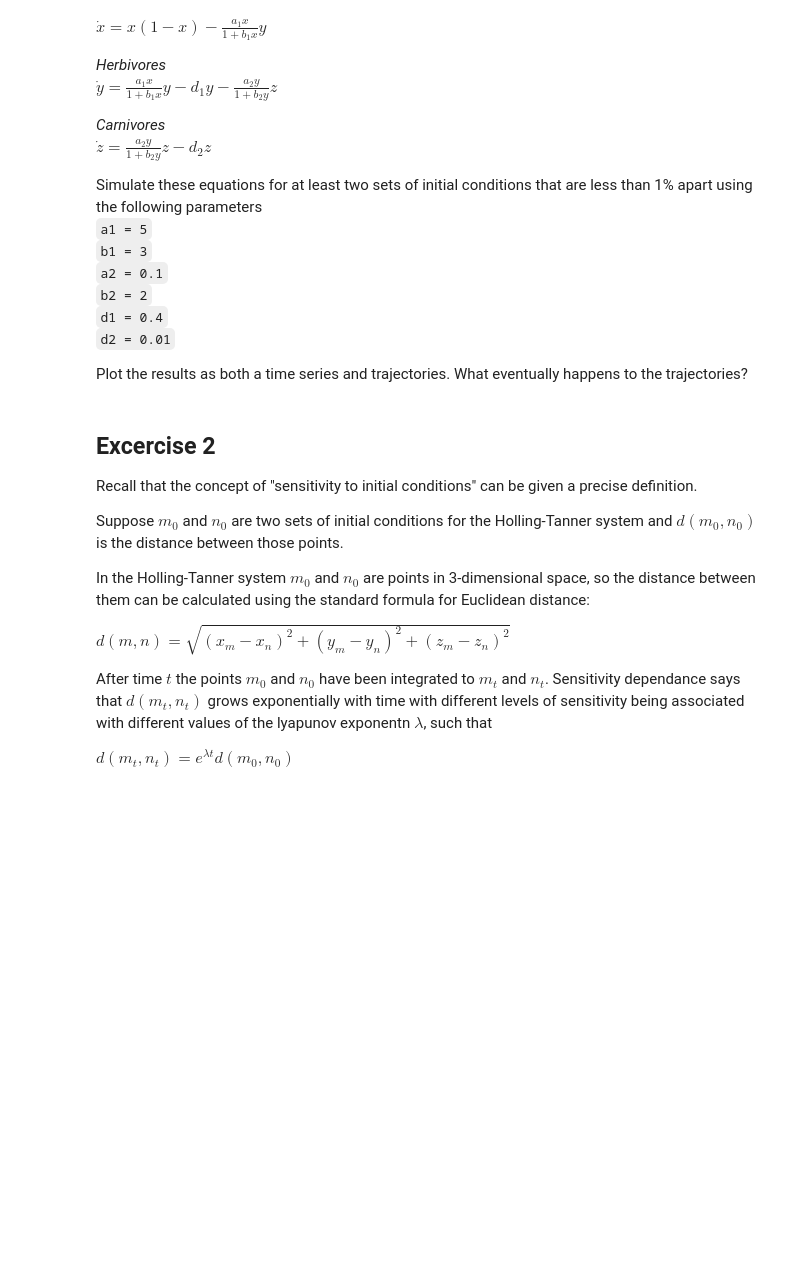
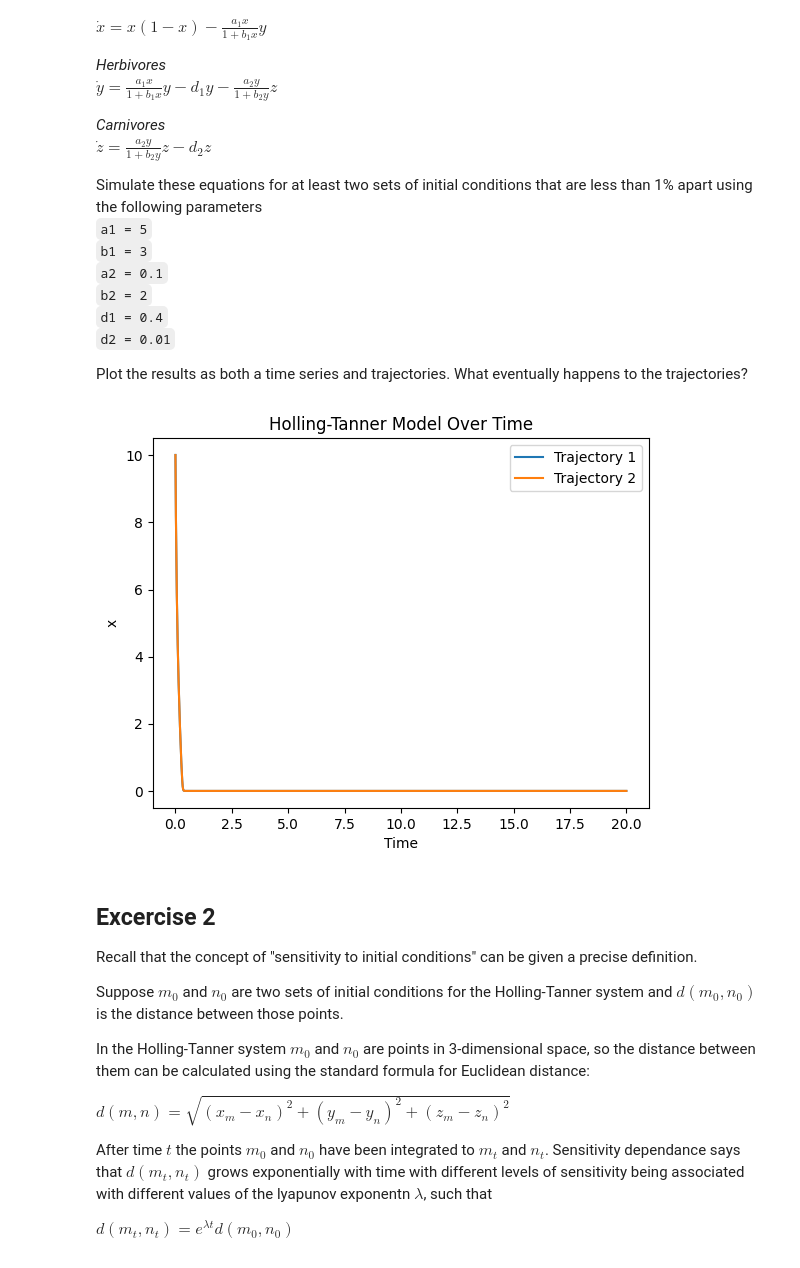
Before and after one commit to mkayeterry/MCDB172, a Jupyter notebook: ipynb/hw/HW9 - Chaotic Systems.ipynb, the cells around one changed output. Saved outputs shown, nothing was run; the diff lists cells and outputs as text; code cells hidden in the pictures; blank space fills up the shorter version.

```diff
--- a/ipynb/hw/HW9 - Chaotic Systems.ipynb
+++ b/ipynb/hw/HW9 - Chaotic Systems.ipynb
@@ -24,6 +24,44 @@ Simulate these equations for at least two sets of initial conditions that are le
 `d2 = 0.01`
 
 Plot the results as both a time series and trajectories. What eventually happens to the trajectories?
+# %%
+import numpy as np
+import matplotlib.pyplot as plt
+from scipy.integrate import odeint
+
+# Define Holling-Tanner system
+def HT(state, t0, a1 = 5, a2 = 0.1, b1 = 3, b2 = 2, d1 = 0.4, d2 = 0.01):
+
+    # unpack state variables
+    x = state[0]
+    y = state[1]
+    z = state[2]
+
+    # H-T equations
+    dxdt = x * (1 - x) - ((a1 * x)/(1 + (b1 * x))) * y
+    dydt = (((a1 * x)/(1 + (b1 * x))) * y) - (d1 * y) - ((a2 * y)/(1 + (b2 * y))) * z
+    dzdt = (((a2 * y)/(1 + (b2 * y))) * z) - (d2 * z)
+
+    return [dxdt, dydt, dzdt]
+
+N_trajectories = 2
+t = np.linspace(0, 20, 1000)
+initial_conditions = [10 + 0.01 * np.random.random(3) for i in range(N_trajectories)]
+states = []
+for i in range(N_trajectories):
+    state = odeint(HT, initial_conditions[i], t)
+    states.append(state)
+
+plt.plot(t, states[0][:, 0])
+plt.plot(t, states[1][:, 0])
+
+plt.legend(('Trajectory 1', 'Trajectory 2'))
+plt.xlabel('Time')
+plt.ylabel('x')
+plt.title('Holling-Tanner Model Over Time')
+plt.show()
+# %% [output]
+[figure, added]
 # %% [markdown]
 ## Excercise 2
 Recall that the concept of "sensitivity to initial conditions" can be given a precise definition.
```
Also changed, not shown: 1 other file.
